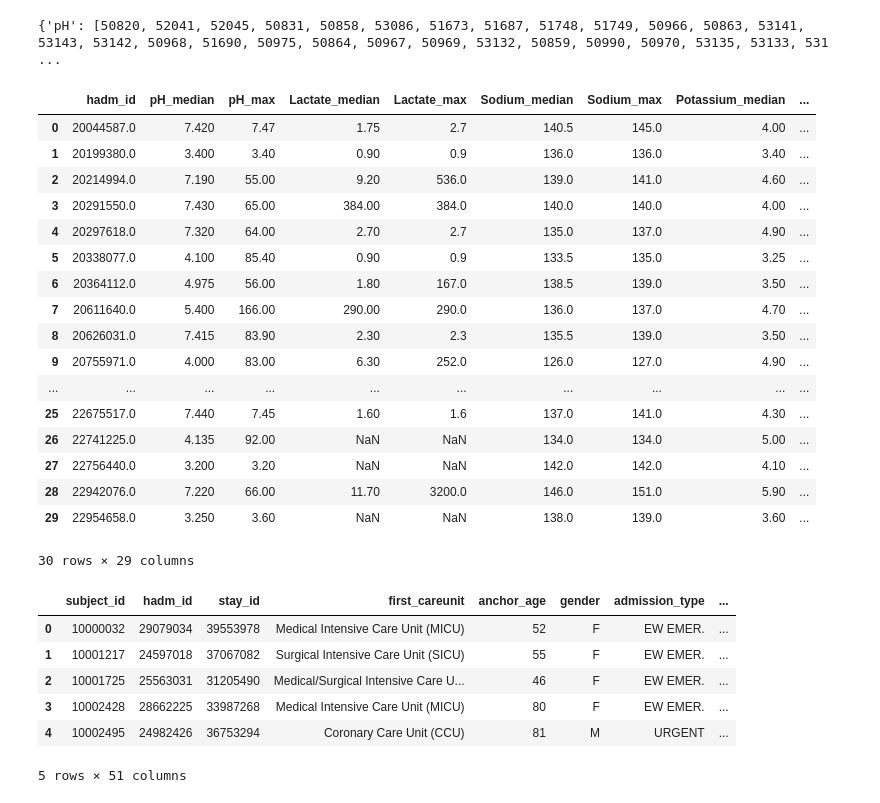
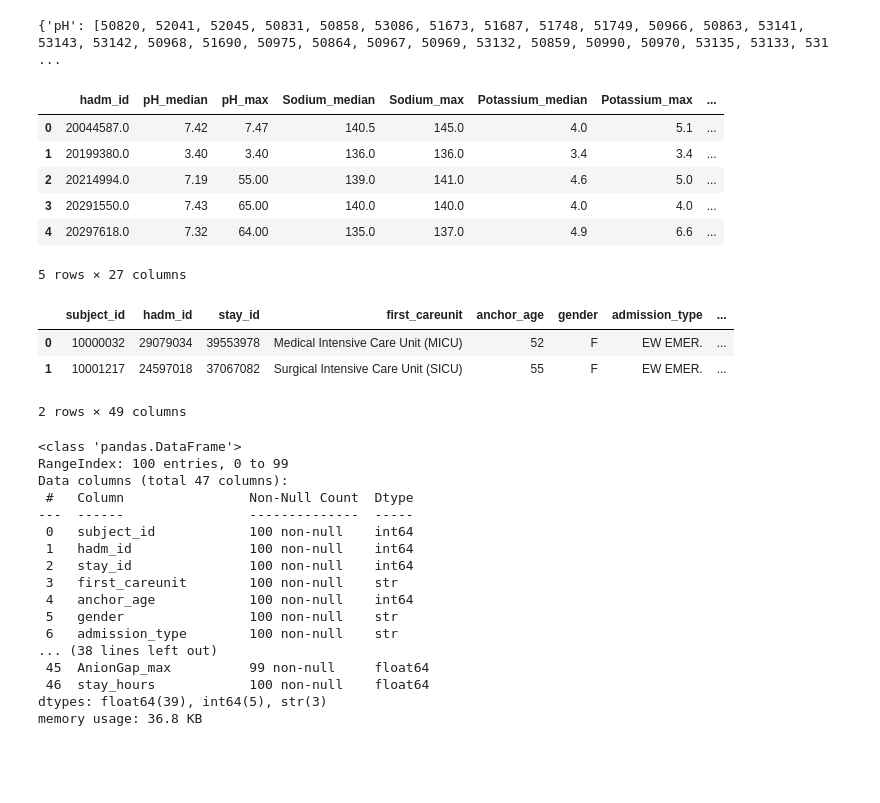
Before and after one commit to OnsHanafi/icu-acquity-phenotyping, a Jupyter notebook: ICUproject.ipynb, the cells around one changed output. Cells and saved outputs as stored; diff of their text form; code cells hidden in the pictures; blank space fills up the shorter version.

```diff
--- a/ICUproject.ipynb
+++ b/ICUproject.ipynb
@@ -739,17 +747,17 @@ labs_count.head(30).sort_values(by="count", ascending=False)
 # 3- Map each lab variable to the corresponding itemids
 lab_ids = {
     "pH" : vars_mapping(lab_items, "label", "ph"),
-    "Lactate" : vars_mapping(lab_items, "label", "lactate"),
+    # "Lactate" : vars_mapping(lab_items, "label", "lactate"),
     "Sodium" : vars_mapping(lab_items, "label", "sodium"),
     "Potassium" : vars_mapping(lab_items, "label", "potassium"),
     "Chloride" : vars_mapping(lab_items, "label", "chloride"),
     "Calcium" : vars_mapping(lab_items, "label", "calcium"),
     "Magnesium" : vars_mapping(lab_items, "label", "magnesium"),
     "Hemoglobin" : vars_mapping(lab_items, "label", "hemoglobin"),
-    "Platelets" : vars_mapping(lab_items, "label", "platelets"),
+    "Platelets" : vars_mapping(lab_items, "label", "Platelet Count"),
     "WBC" : vars_mapping(lab_items, "label", "white blood cell"),
     "Glucose" : vars_mapping(lab_items, "label", "glucose"),
-    "BUN" : vars_mapping(lab_items, "label", "blood urea nitrogen"),
+    "BUN" : vars_mapping(lab_items, "label", "urea nitrogen"),
     "Creatinine" : vars_mapping(lab_items, "label", "creatinine"),
     "AnionGap" : vars_mapping(lab_items, "label", "anion gap")
 }
@@ -759,42 +767,51 @@ print(lab_ids)
 # %%
 # 4- Add the lab to the main df
 labs_list = []
 for lab, ids in lab_ids.items():
     temp = lab_events_24H[lab_events_24H["itemid"].isin(ids)]
     lab_agg = temp.groupby("hadm_id")["valuenum"].agg(["median", "max"])
     lab_agg.columns = [f"{lab}_median", f"{lab}_max"]
     labs_list.append(lab_agg.reset_index())
 
-    # Merge all labs in a DataFrame
+# Merge all labs in a DataFrame
 labs_df = reduce(lambda l, r: pd.merge(l, r, on="hadm_id", how="outer"), labs_list)
-labs_df.head(30)
+labs_df.head()
 # %% [output]
-|  | hadm_id | pH_median | pH_max | Lactate_median | Lactate_max | Sodium_median | Sodium_max | Potassium_median | ... |
-| 0 | 20044587.0 | 7.420 | 7.47 | 1.75 | 2.7 | 140.5 | 145.0 | 4.00 | ... |
-| 1 | 20199380.0 | 3.400 | 3.40 | 0.90 | 0.9 | 136.0 | 136.0 | 3.40 | ... |
-| 2 | 20214994.0 | 7.190 | 55.00 | 9.20 | 536.0 | 139.0 | 141.0 | 4.60 | ... |
-| 3 | 20291550.0 | 7.430 | 65.00 | 384.00 | 384.0 | 140.0 | 140.0 | 4.00 | ... |
-| 4 | 20297618.0 | 7.320 | 64.00 | 2.70 | 2.7 | 135.0 | 137.0 | 4.90 | ... |
-| 5 | 20338077.0 | 4.100 | 85.40 | 0.90 | 0.9 | 133.5 | 135.0 | 3.25 | ... |
-| 6 | 20364112.0 | 4.975 | 56.00 | 1.80 | 167.0 | 138.5 | 139.0 | 3.50 | ... |
-| 7 | 20611640.0 | 5.400 | 166.00 | 290.00 | 290.0 | 136.0 | 137.0 | 4.70 | ... |
-| 8 | 20626031.0 | 7.415 | 83.90 | 2.30 | 2.3 | 135.5 | 139.0 | 3.50 | ... |
-| 9 | 20755971.0 | 4.000 | 83.00 | 6.30 | 252.0 | 126.0 | 127.0 | 4.90 | ... |
-| ... | ... | ... | ... | ... | ... | ... | ... | ... | ... |
-| 25 | 22675517.0 | 7.440 | 7.45 | 1.60 | 1.6 | 137.0 | 141.0 | 4.30 | ... |
-| 26 | 22741225.0 | 4.135 | 92.00 | NaN | NaN | 134.0 | 134.0 | 5.00 | ... |
-| 27 | 22756440.0 | 3.200 | 3.20 | NaN | NaN | 142.0 | 142.0 | 4.10 | ... |
-| 28 | 22942076.0 | 7.220 | 66.00 | 11.70 | 3200.0 | 146.0 | 151.0 | 5.90 | ... |
-| 29 | 22954658.0 | 3.250 | 3.60 | NaN | NaN | 138.0 | 139.0 | 3.60 | ... |
+|  | hadm_id | pH_median | pH_max | Sodium_median | Sodium_max | Potassium_median | Potassium_max | ... |
+| 0 | 20044587.0 | 7.42 | 7.47 | 140.5 | 145.0 | 4.0 | 5.1 | ... |
+| 1 | 20199380.0 | 3.40 | 3.40 | 136.0 | 136.0 | 3.4 | 3.4 | ... |
+| 2 | 20214994.0 | 7.19 | 55.00 | 139.0 | 141.0 | 4.6 | 5.0 | ... |
+| 3 | 20291550.0 | 7.43 | 65.00 | 140.0 | 140.0 | 4.0 | 4.0 | ... |
+| 4 | 20297618.0 | 7.32 | 64.00 | 135.0 | 137.0 | 4.9 | 6.6 | ... |
-30 rows × 29 columns
+5 rows × 27 columns
 # %%
 df = df.merge(labs_df, on="hadm_id", how="left")
-df.head()
+df.head(2)
 # %% [output]
 |  | subject_id | hadm_id | stay_id | first_careunit | anchor_age | gender | admission_type | ... |
 | 0 | 10000032 | 29079034 | 39553978 | Medical Intensive Care Unit (MICU) | 52 | F | EW EMER. | ... |
 | 1 | 10001217 | 24597018 | 37067082 | Surgical Intensive Care Unit (SICU) | 55 | F | EW EMER. | ... |
-| 2 | 10001725 | 25563031 | 31205490 | Medical/Surgical Intensive Care U... | 46 | F | EW EMER. | ... |
-| 3 | 10002428 | 28662225 | 33987268 | Medical Intensive Care Unit (MICU) | 80 | F | EW EMER. | ... |
-| 4 | 10002495 | 24982426 | 36753294 | Coronary Care Unit (CCU) | 81 | M | URGENT | ... |
-5 rows × 51 columns
+2 rows × 49 columns
+# %%
+# transform calculating the stay duration to use it as a feature in our analysis
+df["stay_hours"] = (df["outtime"] - df["intime"]).dt.total_seconds() / 3600
+df.drop(columns=["intime", "outtime", "24H_endtime"], inplace=True)
+df.info()
+# %% [output]
+<class 'pandas.DataFrame'>
+RangeIndex: 100 entries, 0 to 99
+Data columns (total 47 columns):
+ #   Column                Non-Null Count  Dtype
+---  ------                --------------  -----
+ 0   subject_id            100 non-null    int64
+ 1   hadm_id               100 non-null    int64
+ 2   stay_id               100 non-null    int64
+ 3   first_careunit        100 non-null    str
+ 4   anchor_age            100 non-null    int64
+ 5   gender                100 non-null    str
+ 6   admission_type        100 non-null    str
+... (38 lines left out)
+ 45  AnionGap_max          99 non-null     float64
+ 46  stay_hours            100 non-null    float64
+dtypes: float64(39), int64(5), str(3)
+memory usage: 36.8 KB
```
Also changed, not shown: parts of 16 cells of this notebook, 1 other file.
